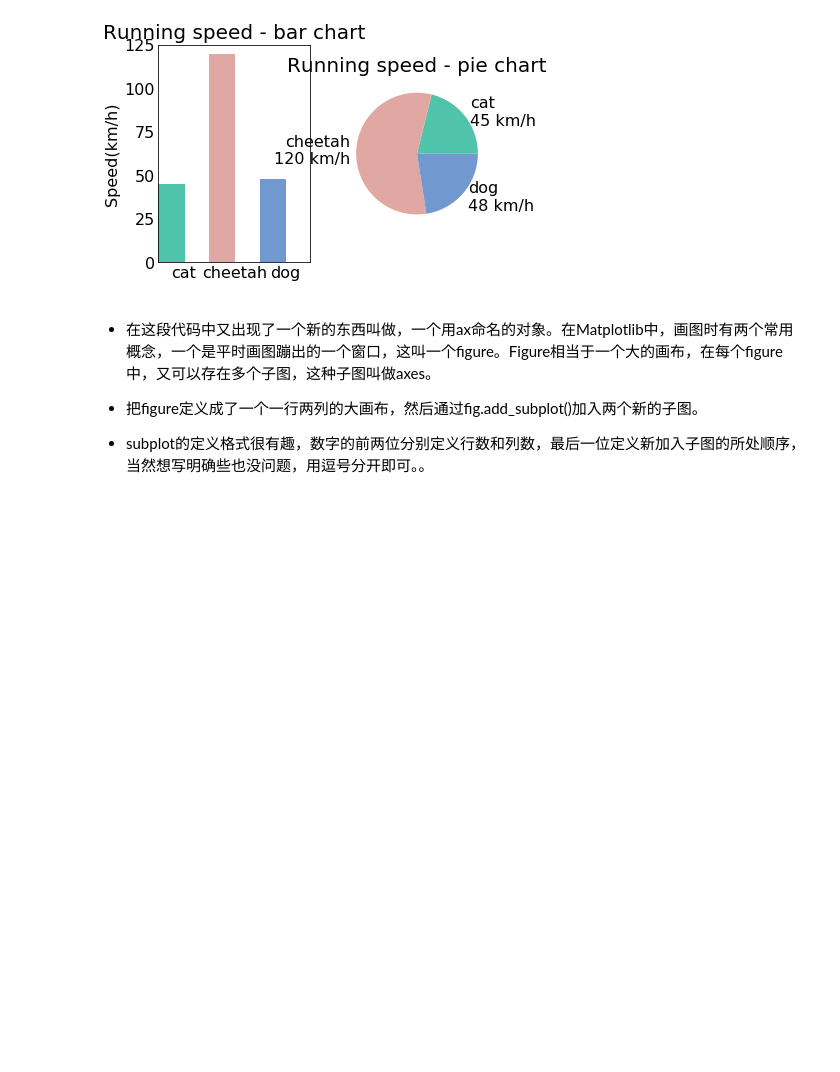
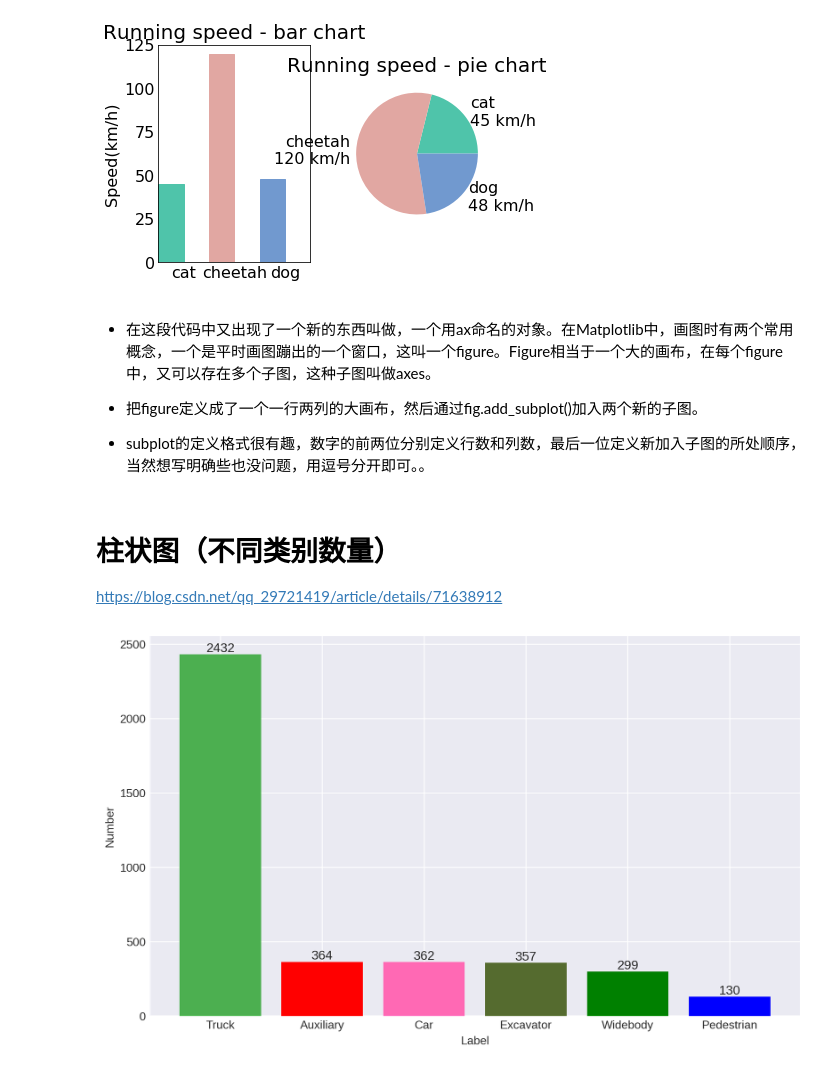
Before and after one commit to HuangCongQing/python-libraries, a Jupyter notebook: 03Matplotlib/02柱状图&饼状图.ipynb, the cells around one changed output. Cells and saved outputs as stored; diff of their text form; code cells hidden in the pictures; blank space fills up the shorter version.

```diff
--- a/03Matplotlib/02柱状图&饼状图.ipynb
+++ b/03Matplotlib/02柱状图&饼状图.ipynb
@@ -86,3 +86,35 @@ plt.show()
 * 把figure定义成了一个一行两列的大画布，然后通过fig.add_subplot()加入两个新的子图。
 
 * subplot的定义格式很有趣，数字的前两位分别定义行数和列数，最后一位定义新加入子图的所处顺序，当然想写明确些也没问题，用逗号分开即可。。
+# %% [markdown]
+# 柱状图（不同类别数量）
+https://blog.csdn.net/qq_29721419/article/details/71638912
+# %%
+import matplotlib.pyplot as plt
+import numpy as np
+%matplotlib inline
+
+
+# 创建一个点数为 8 x 6 的窗口, 并设置分辨率为 250像素/每英寸
+plt.figure(figsize=(10, 6), dpi=230)
+
+x = np.array(['Truck','Auxiliary','Car','Excavator','Widebody','Pedestrian'])
+y = np.array([2432, 364, 362, 357, 299, 130])
+
+plt.bar(x, y,  color = ["#4CAF50","red","hotpink","#556B2F","green","blue"])
+
+#使用text显示数值
+for a,b in zip(x,y):
+ plt.text(a, b+0.05, '%.0f' % b, ha='center', va= 'bottom',fontsize=11)
+
+plt.xlabel("Label")  #设置X轴Y轴名称
+plt.ylabel("Number")
+# plt.title("bar chart")
+plt.style.use('seaborn-darkgrid') # 设置画图的风格
+# 保存图片
+fig=plt.gcf()
+fig.savefig('./mine.jpg')
+
+plt.show()
+# %% [output]
+[figure, added]
```
Also changed, not shown: 2 other files.
